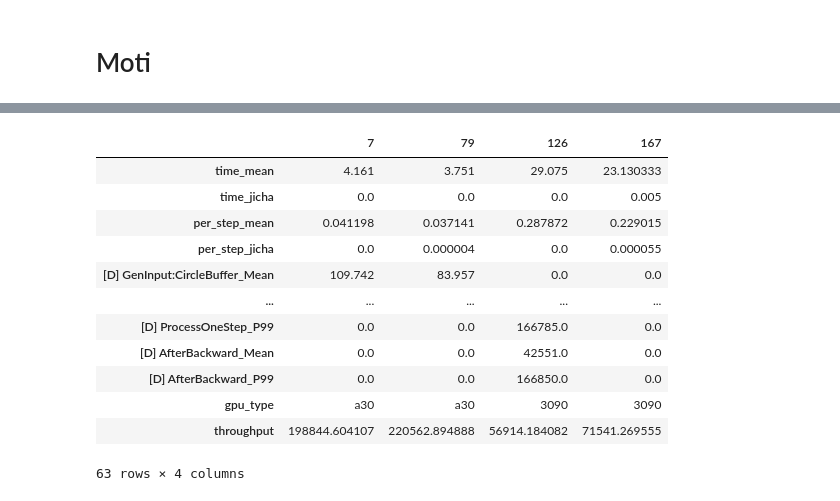
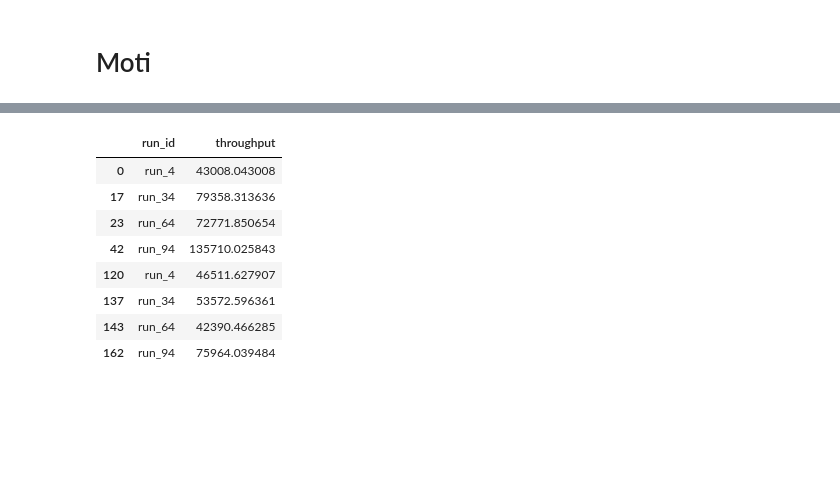
Before and after one commit to wianger/RecStore, a Jupyter notebook: src/framework_adapters/torch/python/analysis.ipynb, the cells around one changed output, grey strips where cells are left out. Cells and saved outputs as stored; diff of their text form; code cells hidden in the pictures; blank space fills up the shorter version.

```diff
--- a/src/framework_adapters/torch/python/analysis.ipynb
+++ b/src/framework_adapters/torch/python/analysis.ipynb
@@ -457,11 +457,11 @@ df = pd.concat([df_a30, df_3090], axis=0, ignore_index=True)
 # df = pd.concat([df_a30, ], axis=0, ignore_index=True)
 display(df.columns)
 
-df['throughput'] = df['num_workers'] * df['batch_size'] * (1 / df['per_step_mean'])
+df['throughput'] = df['num_workers'] * df['batch_size'] * (1e6 / df['[D] OneStep_Mean'])
 df = df.fillna(0)
 
-# show_df = df[df['emb_choice'] == 'KnownShardedCachedEmbedding']
-show_df = df
+show_df = df[df['emb_choice'] == 'KnownShardedCachedEmbedding']
+# show_df = df
 
 DecoupleAnalysis(show_df,
 for_variables = ['distribution', 'zipf_alpha', 'num_embs', 'num_workers', "cache_ratio"],
@@ -496,23 +496,21 @@ Index(['time_mean', 'time_jicha', 'per_step_mean', 'per_step_jicha',
 [drawing not drawn]
 [drawing not drawn]
 [drawing not drawn]
-# %%
-
-
-show_df = df.query("run_id == 'run_69' or run_id == 'run_66'")
-# show_df= df[df['run_id'] == 'run_69' or df['run_id'] == 'run_66']
-display(show_df.T)
-# %% [output]
-|  | 7 | 79 | 126 | 167 |
-| time_mean | 4.161 | 3.751 | 29.075 | 23.130333 |
-| time_jicha | 0.0 | 0.0 | 0.0 | 0.005 |
-| per_step_mean | 0.041198 | 0.037141 | 0.287872 | 0.229015 |
-| per_step_jicha | 0.0 | 0.000004 | 0.0 | 0.000055 |
-| [D] GenInput:CircleBuffer_Mean | 109.742 | 83.957 | 0.0 | 0.0 |
-| ... | ... | ... | ... | ... |
-| [D] ProcessOneStep_P99 | 0.0 | 0.0 | 166785.0 | 0.0 |
-| [D] AfterBackward_Mean | 0.0 | 0.0 | 42551.0 | 0.0 |
-| [D] AfterBackward_P99 | 0.0 | 0.0 | 166850.0 | 0.0 |
-| gpu_type | a30 | a30 | 3090 | 3090 |
-| throughput | 198844.604107 | 220562.894888 | 56914.184082 | 71541.269555 |
-63 rows × 4 columns
+# %%
+
+selected_df = df.query('distribution == "zipf" and zipf_alpha == 0.9 and num_embs == 100000000 and num_workers == 4 and cache_ratio == 0.1')
+
+
+selected_df = selected_df[selected_df['emb_choice'] == 'KnownShardedCachedEmbedding']
+
+selected_df[['run_id', 'throughput', ]]
+# %% [output]
+|  | run_id | throughput |
+| 0 | run_4 | 43008.043008 |
+| 17 | run_34 | 79358.313636 |
+| 23 | run_64 | 72771.850654 |
+| 42 | run_94 | 135710.025843 |
+| 120 | run_4 | 46511.627907 |
+| 137 | run_34 | 53572.596361 |
+| 143 | run_64 | 42390.466285 |
+| 162 | run_94 | 75964.039484 |
```
Also changed, not shown: 7 other files.
